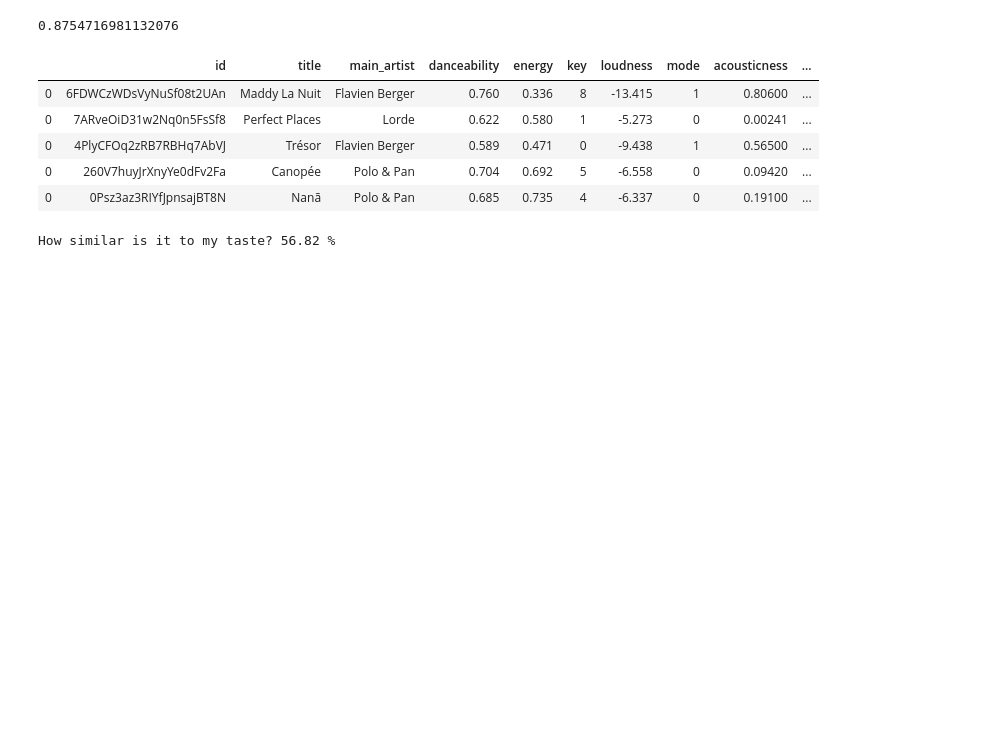
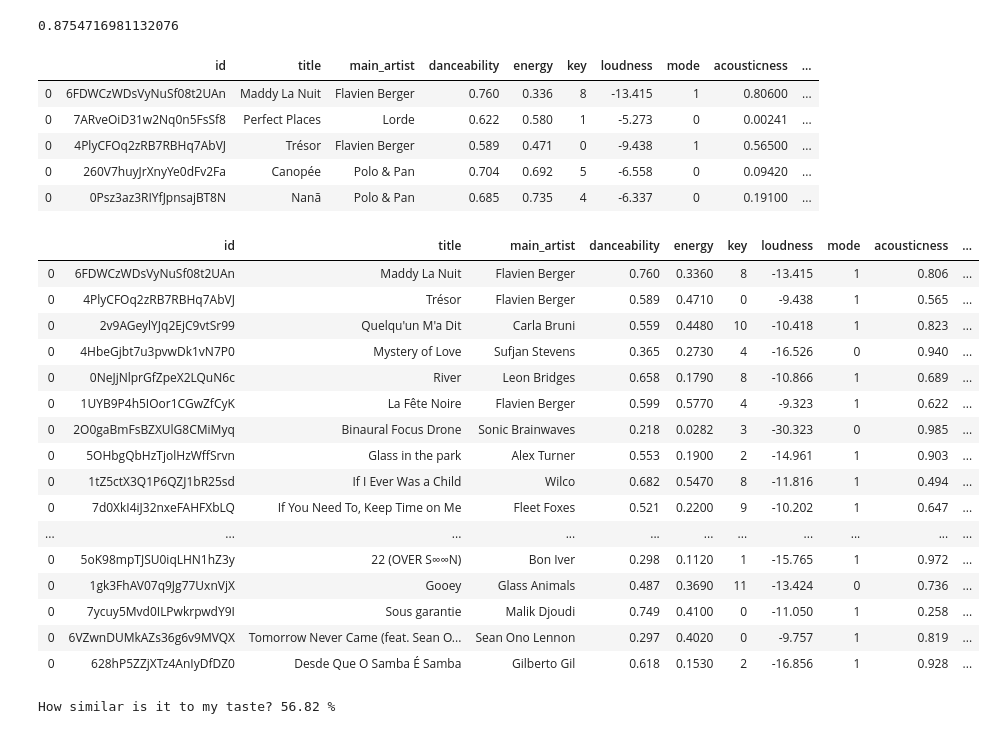
Before and after one commit to ritapereira10/Spotify-Analysis, a Jupyter notebook: Friends/TEST FRIENDS.ipynb, the cells around one changed output. Drawn from its saved outputs; the diff is of its cells as text; code cells hidden in the pictures; blank space fills up the shorter version.

```diff
--- a/Friends/TEST FRIENDS.ipynb
+++ b/Friends/TEST FRIENDS.ipynb
@@ -372,6 +372,26 @@ new_df.head()
 | 0 | 4PlyCFOq2zRB7RBHq7AbVJ | Trésor | Flavien Berger | 0.589 | 0.471 | 0 | -9.438 | 1 | 0.56500 | ... |
 | 0 | 260V7huyJrXnyYe0dFv2Fa | Canopée | Polo & Pan | 0.704 | 0.692 | 5 | -6.558 | 0 | 0.09420 | ... |
 | 0 | 0Psz3az3RIYfJpnsajBT8N | Nanã | Polo & Pan | 0.685 | 0.735 | 4 | -6.337 | 0 | 0.19100 | ... |
+# %%
+new_df[new_df['prediction'] >0.9]
+# %% [output]
+|  | id | title | main_artist | danceability | energy | key | loudness | mode | acousticness | ... |
+| 0 | 6FDWCzWDsVyNuSf08t2UAn | Maddy La Nuit | Flavien Berger | 0.760 | 0.3360 | 8 | -13.415 | 1 | 0.806 | ... |
+| 0 | 4PlyCFOq2zRB7RBHq7AbVJ | Trésor | Flavien Berger | 0.589 | 0.4710 | 0 | -9.438 | 1 | 0.565 | ... |
+| 0 | 2v9AGeylYJq2EjC9vtSr99 | Quelqu'un M'a Dit | Carla Bruni | 0.559 | 0.4480 | 10 | -10.418 | 1 | 0.823 | ... |
+| 0 | 4HbeGjbt7u3pvwDk1vN7P0 | Mystery of Love | Sufjan Stevens | 0.365 | 0.2730 | 4 | -16.526 | 0 | 0.940 | ... |
+| 0 | 0NeJjNlprGfZpeX2LQuN6c | River | Leon Bridges | 0.658 | 0.1790 | 8 | -10.866 | 1 | 0.689 | ... |
+| 0 | 1UYB9P4h5IOor1CGwZfCyK | La Fête Noire | Flavien Berger | 0.599 | 0.5770 | 4 | -9.323 | 1 | 0.622 | ... |
+| 0 | 2O0gaBmFsBZXUlG8CMiMyq | Binaural Focus Drone | Sonic Brainwaves | 0.218 | 0.0282 | 3 | -30.323 | 0 | 0.985 | ... |
+| 0 | 5OHbgQbHzTjolHzWffSrvn | Glass in the park | Alex Turner | 0.553 | 0.1900 | 2 | -14.961 | 1 | 0.903 | ... |
+| 0 | 1tZ5ctX3Q1P6QZJ1bR25sd | If I Ever Was a Child | Wilco | 0.682 | 0.5470 | 8 | -11.816 | 1 | 0.494 | ... |
+| 0 | 7d0XkI4iJ32nxeFAHFXbLQ | If You Need To, Keep Time on Me | Fleet Foxes | 0.521 | 0.2200 | 9 | -10.202 | 1 | 0.647 | ... |
+| ... | ... | ... | ... | ... | ... | ... | ... | ... | ... | ... |
+| 0 | 5oK98mpTJSU0iqLHN1hZ3y | 22 (OVER S∞∞N) | Bon Iver | 0.298 | 0.1120 | 1 | -15.765 | 1 | 0.972 | ... |
+| 0 | 1gk3FhAV07q9Jg77UxnVjX | Gooey | Glass Animals | 0.487 | 0.3690 | 11 | -13.424 | 0 | 0.736 | ... |
+| 0 | 7ycuy5Mvd0ILPwkrpwdY9I | Sous garantie | Malik Djoudi | 0.749 | 0.4100 | 0 | -11.050 | 1 | 0.258 | ... |
+| 0 | 6VZwnDUMkAZs36g6v9MVQX | Tomorrow Never Came (feat. Sean O... | Sean Ono Lennon | 0.297 | 0.4020 | 0 | -9.757 | 1 | 0.819 | ... |
+| 0 | 628hP5ZZjXTz4AnIyDfDZ0 | Desde Que O Samba É Samba | Gilberto Gil | 0.618 | 0.1530 | 2 | -16.856 | 1 | 0.928 | ... |
 # %%
 print("How similar is it to my taste?", round(new_df['prediction'].mean()*100,3), "%")
 # %% [output]
```
Also changed, not shown: parts of 2 cells of this notebook, 3 other files.
